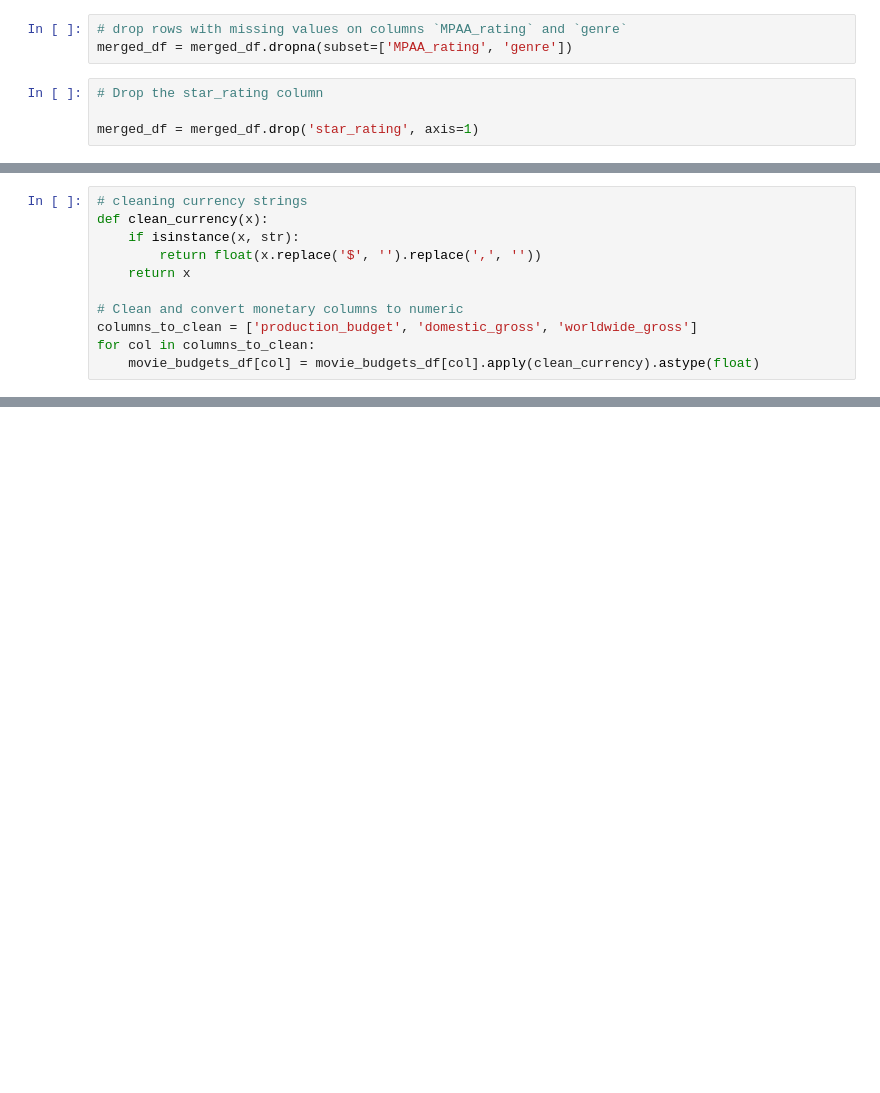
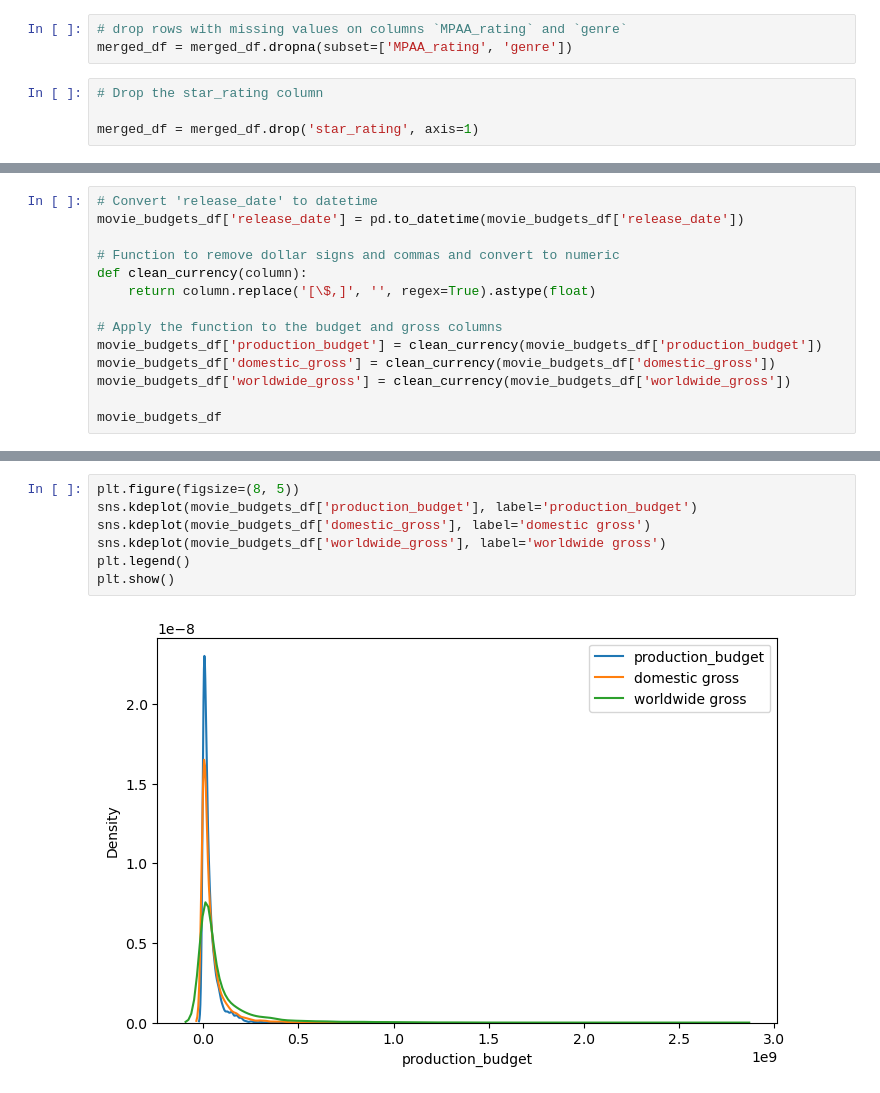
Before and after one commit to kev065/movie-studio-project, a Jupyter notebook: index.ipynb, the cells around one changed output, grey strips where cells are left out. Saved outputs shown, nothing was run; the diff lists cells and outputs as text; blank space fills up the shorter version.

```diff
--- a/index.ipynb
+++ b/index.ipynb
@@ -237,0 +307,14 @@ Name: top_critic, Length: 54432, dtype: int64
+# %%
+# Convert 'release_date' to datetime
+movie_budgets_df['release_date'] = pd.to_datetime(movie_budgets_df['release_date'])
+
+# Function to remove dollar signs and commas and convert to numeric
+def clean_currency(column):
+    return column.replace('[\$,]', '', regex=True).astype(float)
+
+# Apply the function to the budget and gross columns
+movie_budgets_df['production_budget'] = clean_currency(movie_budgets_df['production_budget'])
+movie_budgets_df['domestic_gross'] = clean_currency(movie_budgets_df['domestic_gross'])
+movie_budgets_df['worldwide_gross'] = clean_currency(movie_budgets_df['worldwide_gross'])
+
+movie_budgets_df
@@ -240,11 +385,0 @@ Name: top_critic, Length: 54432, dtype: int64
-# %%
-# cleaning currency strings
-def clean_currency(x):
-    if isinstance(x, str):
-        return float(x.replace('$', '').replace(',', ''))
-    return x
-
-# Clean and convert monetary columns to numeric
-columns_to_clean = ['production_budget', 'domestic_gross', 'worldwide_gross']
-for col in columns_to_clean:
-    movie_budgets_df[col] = movie_budgets_df[col].apply(clean_currency).astype(float)
@@ -260,0 +400,9 @@ plt.show()
+# %%
+plt.figure(figsize=(8, 5))
+sns.kdeplot(movie_budgets_df['production_budget'], label='production_budget')
+sns.kdeplot(movie_budgets_df['domestic_gross'], label='domestic gross')
+sns.kdeplot(movie_budgets_df['worldwide_gross'], label='worldwide gross')
+plt.legend()
+plt.show()
+# %% [output]
+[figure, added]
```
Also changed, not shown: parts of 34 cells of this notebook.
